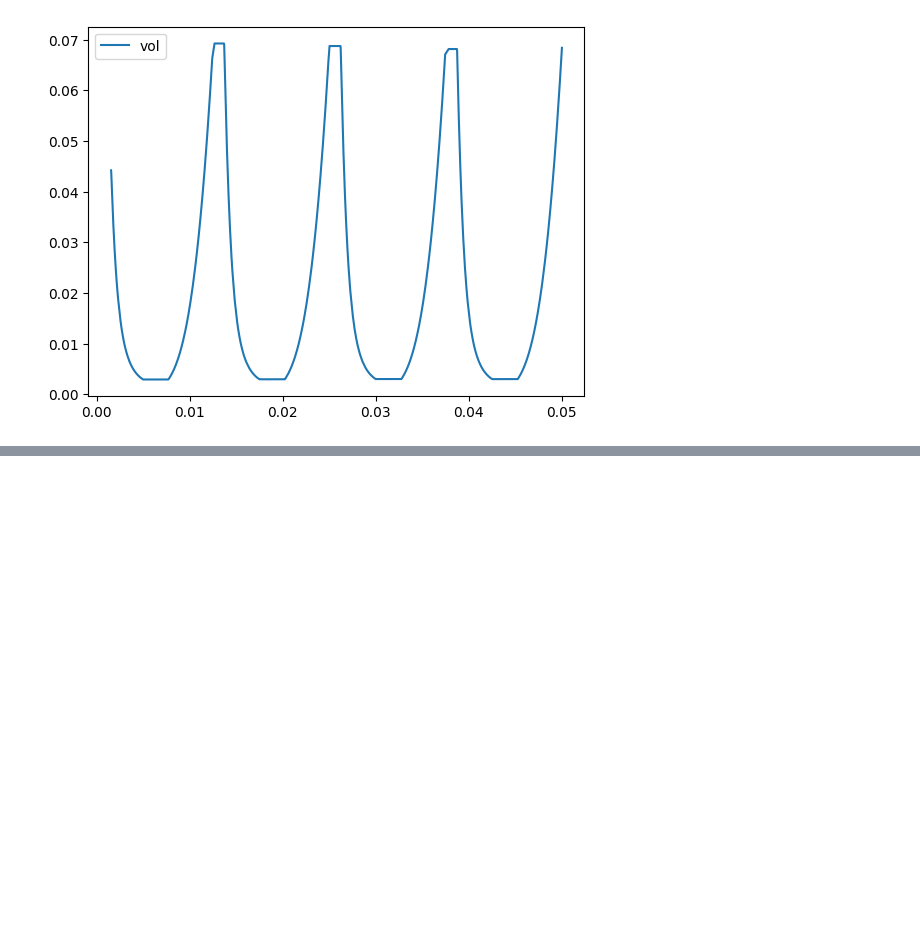
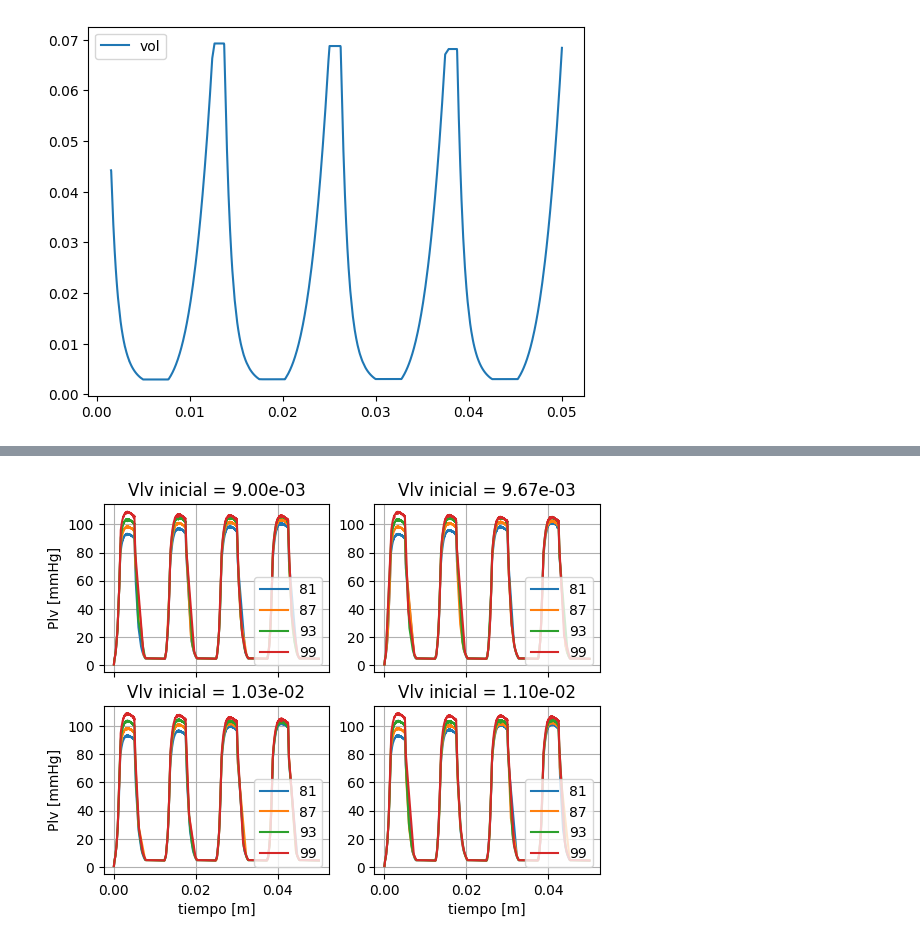
Before and after one commit to hxdvka/MiBio, a Jupyter notebook: FisioLab/cardio2/bono.ipynb, the cells around one changed output, grey strips where cells are left out. Cells and saved outputs as stored; diff of their text form; code cells hidden in the pictures; blank space fills up the shorter version.

Commit message:
bono done

```diff
--- a/FisioLab/cardio2/bono.ipynb
+++ b/FisioLab/cardio2/bono.ipynb
@@ -180,8 +178,12 @@ plt.legend(['vol','Psa','Plv'])
 <matplotlib.legend.Legend at 0x...>
 [figure]
 # %%
+#setup
+
 iv_v    = 0.01
 iv_psa  = 90
-ivl_vlv =[[x] for x in np.linspace(iv_v*0.9,iv_v*1.1,4)]
-ivl_psa =[[x] for x in np.linspace(iv_psa*0.9,iv_psa *1.1,4)]
-ivl = (product(ivl_vlv, ivl_psa))
+ivl_vlv =[x for x in np.linspace(iv_v*0.9,iv_v*1.1,4)]
+ivl_psa =[x for x in np.linspace(iv_psa*0.9,iv_psa *1.1,4)]
+ivl = list(product(ivl_vlv, ivl_psa))
+
+ivl
@@ -187,0 +207,50 @@ ivl = (product(ivl_vlv, ivl_psa))
+# %%
+#do the ivp
+pf_ivp = partial( sp.integrate.solve_ivp , fun =  f_simpleHeart , t_span=span_t )
+sols = list(map(lambda y0 : pf_ivp(y0=y0) , ivl))
+# %%
+#get t Plv Psa values
+def plotterAux( t , f ):
+    return plt.plot(t,f)
+
+fx_p = lambda t,v: v/lf_Clv(t)
+
+#plt.subplot(121)
+
+legends_plv = list( map(lambda s : "{ivP:2.0f}".format(ivP=s[1]) , list(ivl)[0:4]) )
+
+plt.subplot(221)
+plt.title("Vlv inicial = {s:1.2e}".format(s=ivl[0][0]))
+plt.grid(visible=True)
+plt.tick_params(labelbottom=False)
+plt.ylabel("Plv [mmHg]")
+plots_plv1 = [plotterAux(sol.t , list( map ( fx_p , sol.t , sol.y[0] ) ) ) for sol in sols[0:4] ]
+plt.legend( legends_plv ,loc=4 )
+
+plt.subplot(222)
+plt.title("Vlv inicial = {s:1.2e}".format(s=ivl[4][0]))
+plt.grid(visible=True)
+plt.tick_params(labelbottom=False)
+plots_plv2 = [plotterAux(sol.t , list( map ( fx_p , sol.t , sol.y[0] ) ) ) for sol in sols[4:8] ]
+plt.legend( legends_plv ,loc=4 )
+
+
+plt.subplot(223)
+plt.title("Vlv inicial = {s:1.2e}".format(s=ivl[8][0]))
+plt.grid(visible=True)
+legends_plv = list( map(lambda s : "{ivP:2.0f}".format(ivP=s[1]) , (ivl)) )
+plt.ylabel("Plv [mmHg]")
+plt.xlabel("tiempo [m]")
+plots_plv3 = [plotterAux(sol.t , list( map ( fx_p , sol.t , sol.y[0] ) ) ) for sol in sols[8:12] ]
+plt.legend( legends_plv ,loc=4 )
+
+plt.subplot(224)
+plt.title("Vlv inicial = {s:1.2e}".format(s=ivl[12][0]))
+plt.grid(visible=True)
+legends_plv = list( map(lambda s : "{ivP:2.0f}".format(ivP=s[1]) , (ivl)) )
+plt.xlabel("tiempo [m]")
+plots_plv4 = [plotterAux(sol.t , list( map ( fx_p , sol.t , sol.y[0] ) ) ) for sol in sols[12:16] ]
+plt.legend( legends_plv ,loc=4 )
+plt.savefig("fig_Plv-bono.jpg")
+# %% [output]
+[figure, added]
```
Also changed, not shown: parts of 11 cells of this notebook, 4 other files.
